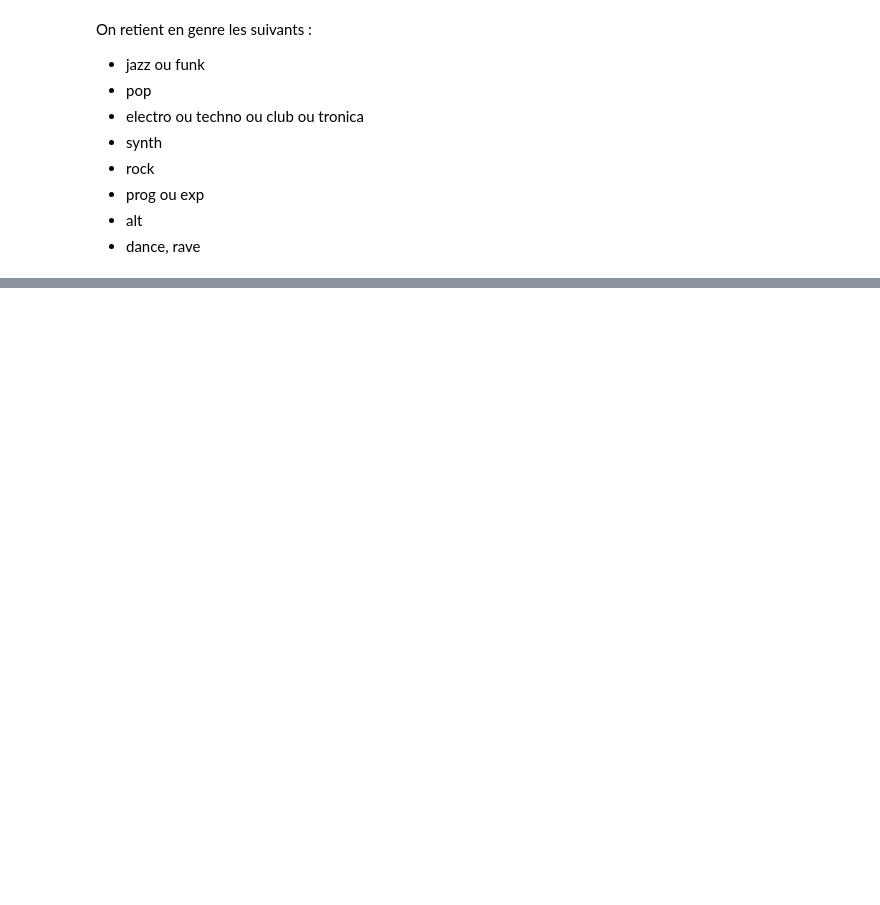
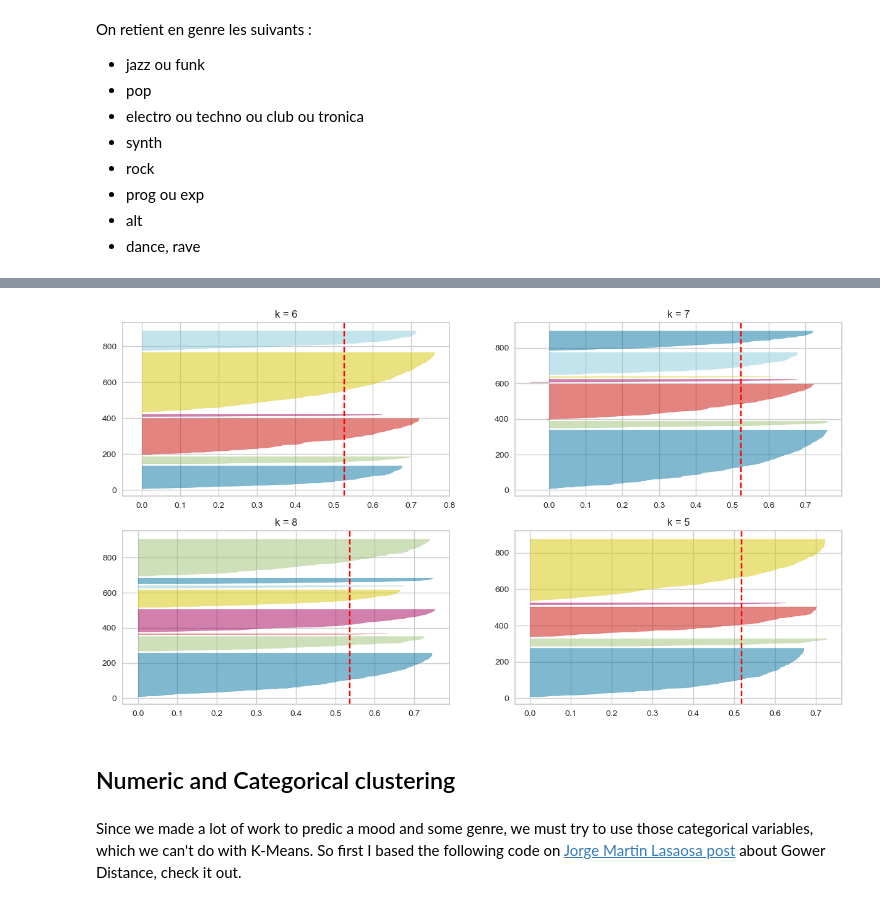
Before and after one commit to LeoMaurice/automated-playlist-making, a Jupyter notebook: example.ipynb, the cells around one changed output, grey strips where cells are left out. Saved outputs shown, nothing was run; the diff lists cells and outputs as text; code cells hidden in the pictures; blank space fills up the shorter version.

Commit message:
choix de clustering v1

```diff
--- a/example.ipynb
+++ b/example.ipynb
@@ -228,7 +230,7 @@ On retient en genre les suivants :
 - alt
 - dance, rave
 # %%
-selfdefined_genre = ['jazz,funk','pop','electro,techno,club,tronica','synth,dream,dance','rock','prog,exp','alt,modern','dance,rave']
+selfdefined_genre = ['jazz,funk','pop','electro,techno,club,tronica','synth,dream','rock','prog,exp','alt,modern','dance,rave']
 for genre in selfdefined_genre:
     df_playlist[genre] = ''
 # %%
@@ -274,0 +296,9 @@ df_playlist.sample(3)
+# %%
+df_clustering = df_playlist[['popularity', 'length',
+       'acousticness', 'danceability', 'energy', 'instrumentalness',
+       'liveness', 'valence', 'loudness', 'speechiness', 'tempo','mood']+selfdefined_genre]
+#df_clustering.set_index('id') il faudra faire le retour avec l'id pour remettre sur spotify
+# mais on le supprime pour faire le clustering (trouver un meilleur système serait bien)
+numvar = ['popularity', 'length',
+       'acousticness', 'danceability', 'energy', 'instrumentalness',
+       'liveness', 'valence', 'loudness', 'speechiness', 'tempo']
@@ -274,0 +323,26 @@ df_playlist.sample(3)
+# %%
+from yellowbrick.cluster import SilhouetteVisualizer
+
+fig, ax = plt.subplots(2, 2, figsize=(15,8))
+j=0
+for i in [5,6,7,8]:#[3, 4, 6, 10]:
+    j += 1
+    '''
+    Create KMeans instance for different number of clusters
+    '''
+    km = KMeans(n_clusters=i, init='k-means++', n_init=10, max_iter=100, random_state=42)
+    q, mod = divmod(j, 2)
+    '''
+    Create SilhouetteVisualizer instance with KMeans instance
+    Fit the visualizer
+    '''
+    visualizer = SilhouetteVisualizer(km, colors='yellowbrick', ax=ax[q-1][mod])
+    ax[q-1][mod].set_title("k = " + str(i))
+    visualizer.fit(df_clustering[numvar])
+# %% [output]
+[figure, added]
+# %% [markdown]
+## Numeric and Categorical clustering
+# %% [markdown]
+Since we made a lot of work to predic a mood and some genre, we must try to use those categorical variables, which we can't do with K-Means.
+So first I based the following code on [Jorge Martin Lasaosa post](https://towardsdatascience.com/clustering-on-numerical-and-categorical-features-6e0ebcf1cbad) about Gower Distance, check it out.
```
Also changed, not shown: parts of 43 cells of this notebook.
